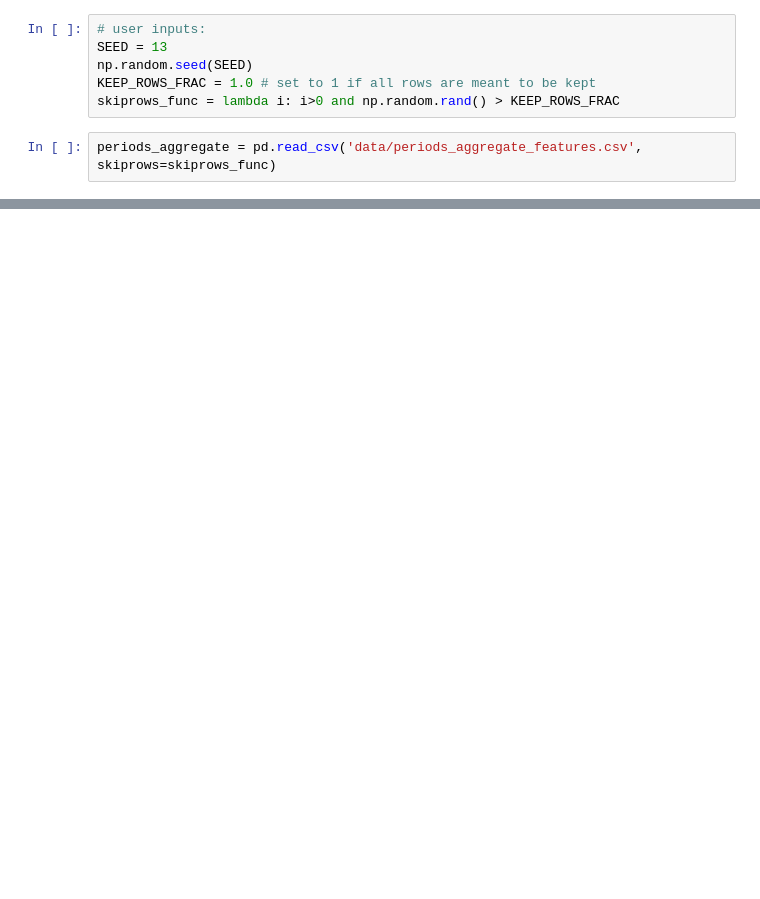
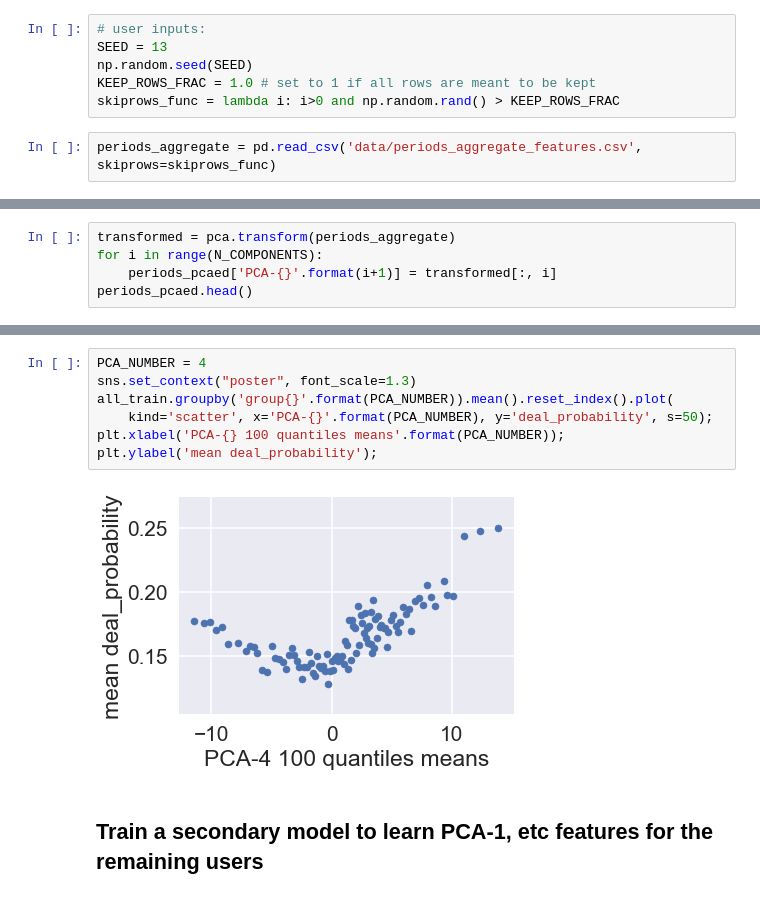
Before and after one commit to albalu/gdso-avito, a Jupyter notebook: train_periods_model.ipynb, the cells around one changed output, grey strips where cells are left out. Cells and saved outputs as stored; diff of their text form; blank space fills up the shorter version.

```diff
--- a/train_periods_model.ipynb
+++ b/train_periods_model.ipynb
@@ -185,0 +68,5 @@ print(test_score)
+# %%
+transformed = pca.transform(periods_aggregate)
+for i in range(N_COMPONENTS):
+    periods_pcaed['PCA-{}'.format(i+1)] = transformed[:, i]
+periods_pcaed.head()
@@ -185,0 +142,11 @@ print(test_score)
+# %%
+PCA_NUMBER = 4
+sns.set_context("poster", font_scale=1.3)
+all_train.groupby('group{}'.format(PCA_NUMBER)).mean().reset_index().plot(
+    kind='scatter', x='PCA-{}'.format(PCA_NUMBER), y='deal_probability', s=50);
+plt.xlabel('PCA-{} 100 quantiles means'.format(PCA_NUMBER));
+plt.ylabel('mean deal_probability');
+# %% [output]
+[figure, added]
+# %% [markdown]
+## Train a secondary model to learn PCA-1, etc features for the remaining users
```
Also changed, not shown: parts of 96 cells of this notebook.
